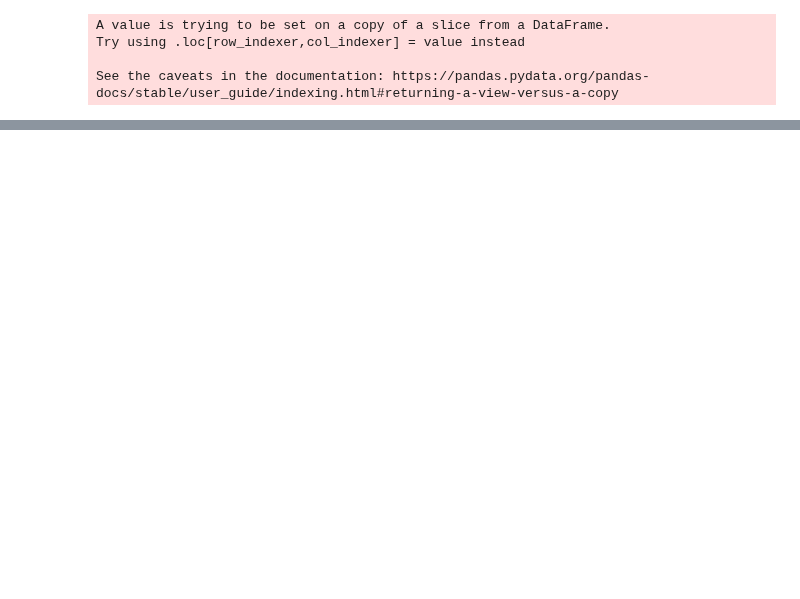
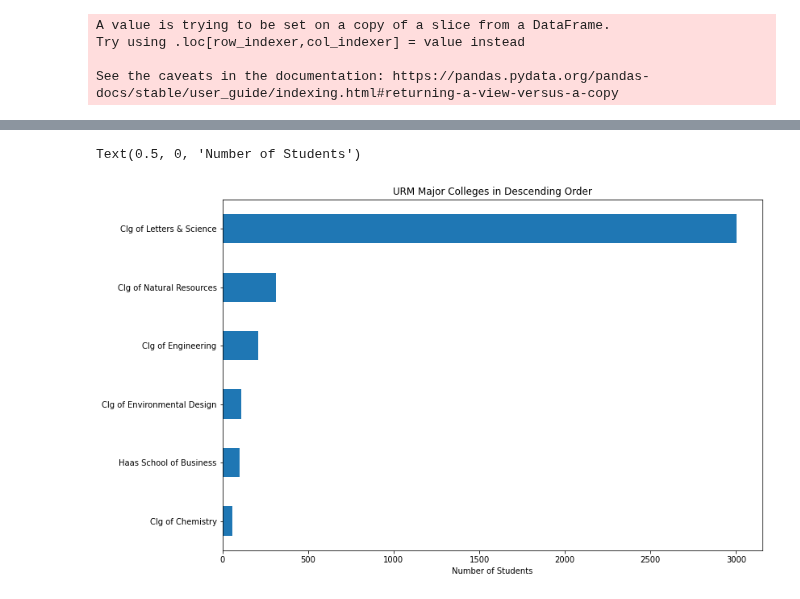
Before and after one commit to PaulDTP/Berkeley_Jacobs, a Jupyter notebook: urm_ls.ipynb, the cells around one changed output, grey strips where cells are left out. Cells and saved outputs as stored; diff of their text form; code cells hidden in the pictures; blank space fills up the shorter version.

```diff
--- a/urm_ls.ipynb
+++ b/urm_ls.ipynb
@@ -64,3 +117,9 @@ urms.merge(student_majors[['ppsk', 'college']], on='ppsk')
+# %%
+urms.groupby('college').count()['ppsk'].sort_values().plot(kind='barh', figsize=(12,8), title= "URM Major Colleges in Descending Order",xlabel="").set_xlabel("Number of Students")
+# exactly same order for women
+# %% [output]
+Text(0.5, 0, 'Number of Students')
+[figure, added]
 # %%
 student_majors
 # %% [output]
```
Also changed, not shown: parts of 16 cells of this notebook, 5 other files.
